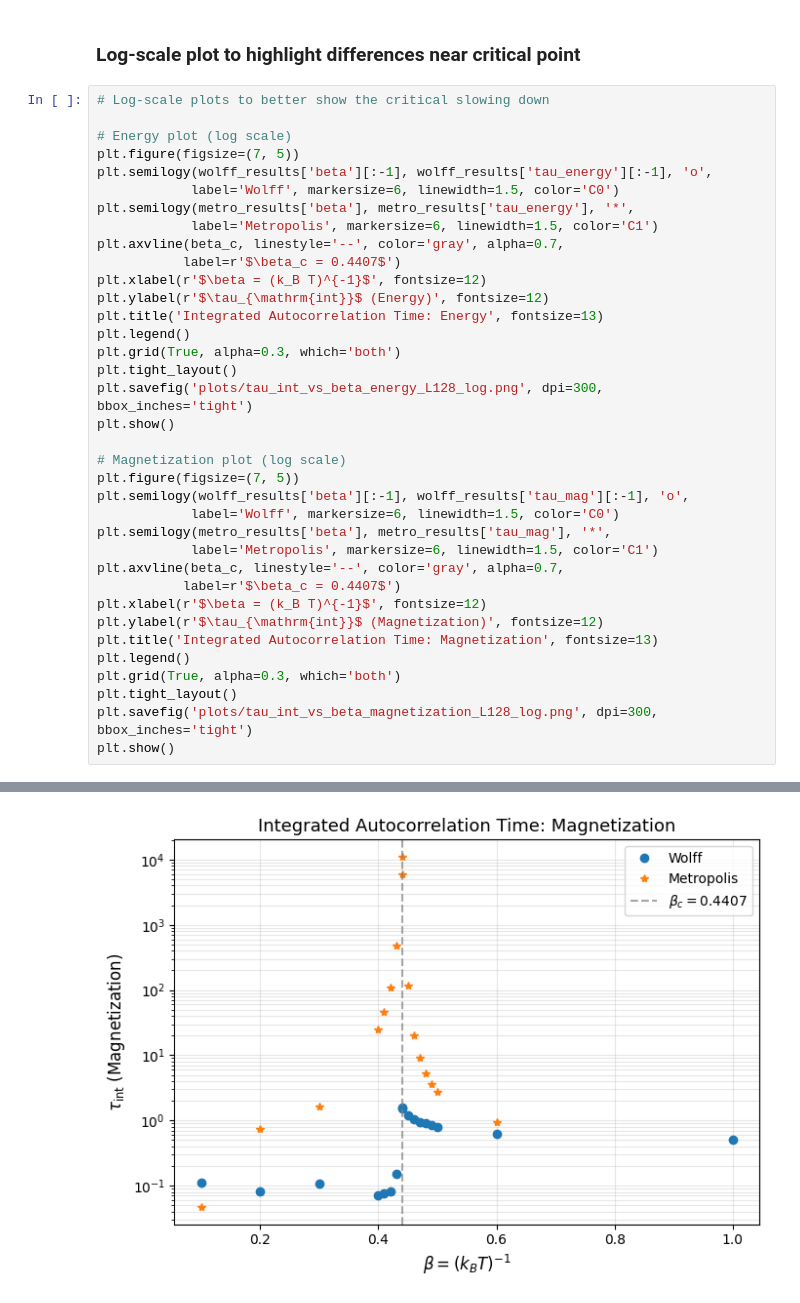
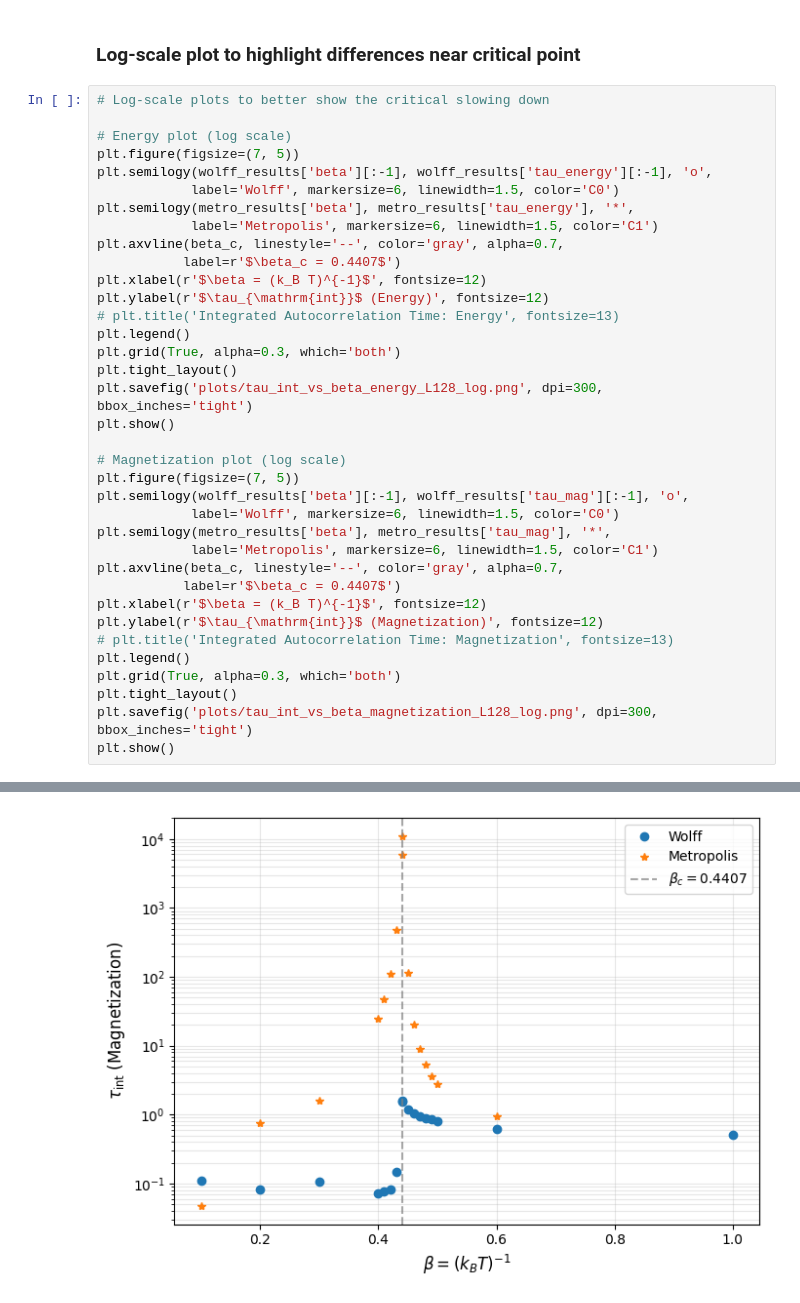
Before and after one commit to alinabnr/PhaseTransitionsProject, a Jupyter notebook: dynmical_crit_exponent.ipynb, the cells around one changed output, grey strips where cells are left out. Saved outputs shown, nothing was run; the diff lists cells and outputs as text.

```diff
--- a/dynmical_crit_exponent.ipynb
+++ b/dynmical_crit_exponent.ipynb
@@ -862,7 +864,7 @@ plt.axvline(beta_c, linestyle='--', color='gray', alpha=0.7,
            label=r'$\beta_c = 0.4407$')
 plt.xlabel(r'$\beta = (k_B T)^{-1}$', fontsize=12)
 plt.ylabel(r'$\tau_{\mathrm{int}}$ (Energy)', fontsize=12)
-plt.title('Integrated Autocorrelation Time: Energy', fontsize=13)
+# plt.title('Integrated Autocorrelation Time: Energy', fontsize=13)
 plt.legend()
 plt.grid(True, alpha=0.3, which='both')
 plt.tight_layout()
@@ -879,7 +881,7 @@ plt.axvline(beta_c, linestyle='--', color='gray', alpha=0.7,
            label=r'$\beta_c = 0.4407$')
 plt.xlabel(r'$\beta = (k_B T)^{-1}$', fontsize=12)
 plt.ylabel(r'$\tau_{\mathrm{int}}$ (Magnetization)', fontsize=12)
-plt.title('Integrated Autocorrelation Time: Magnetization', fontsize=13)
+# plt.title('Integrated Autocorrelation Time: Magnetization', fontsize=13)
 plt.legend()
 plt.grid(True, alpha=0.3, which='both')
 plt.tight_layout()
@@ -890 +892 @@ plt.show()
-[figure, old version]
+[figure, new version]
```
Also changed, not shown: parts of 7 cells of this notebook, 10 other files.
